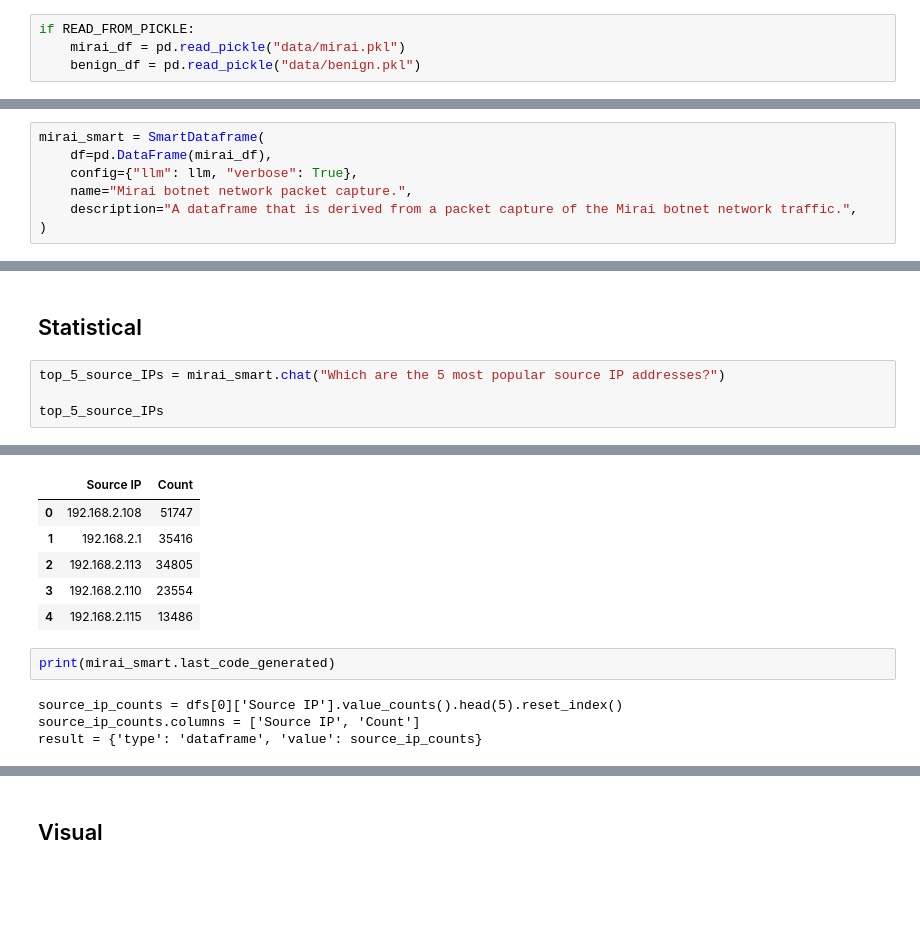
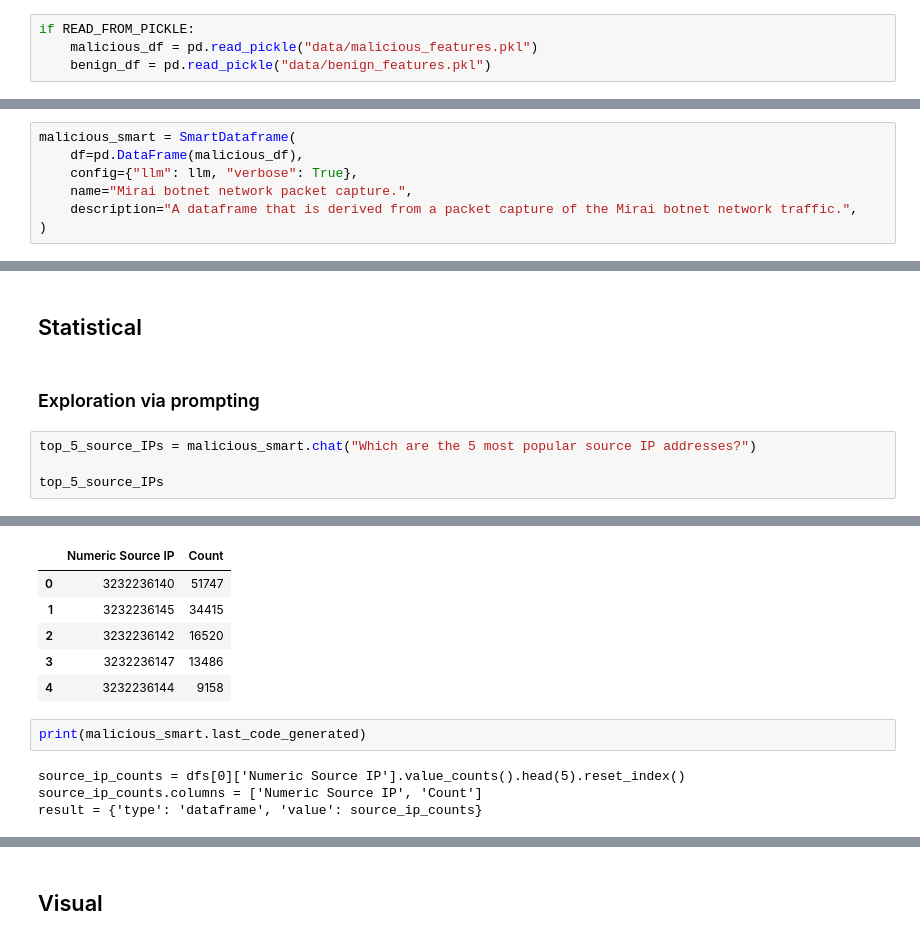
Before and after one commit to mundruid/cyberdata-mlai, a Jupyter notebook: cyberdata_mlai/eda_ai.ipynb, the cells around one changed output, grey strips where cells are left out. Drawn from its saved outputs; the diff is of its cells as text; blank space fills up the shorter version.

```diff
--- a/cyberdata_mlai/eda_ai.ipynb
+++ b/cyberdata_mlai/eda_ai.ipynb
@@ -22,14 +22,14 @@ openai_api_key = os.getenv("OPENAI_API_KEY", "Key not found")
 openai_org = os.getenv("OPENAI_ORG", "Organization not found")
 # %%
 if READ_FROM_PICKLE:
-    mirai_df = pd.read_pickle("data/mirai.pkl")
-    benign_df = pd.read_pickle("data/benign.pkl")
+    malicious_df = pd.read_pickle("data/malicious_features.pkl")
+    benign_df = pd.read_pickle("data/benign_features.pkl")
 # %%
 # Instantiate a LLM
 llm = OpenAI(api_token=openai_api_key)
 # %%
-mirai_smart = SmartDataframe(
-    df=pd.DataFrame(mirai_df),
+malicious_smart = SmartDataframe(
+    df=pd.DataFrame(malicious_df),
     config={"llm": llm, "verbose": True},
     name="Mirai botnet network packet capture.",
     description="A dataframe that is derived from a packet capture of the Mirai botnet network traffic.",
@@ -42,8 +56,10 @@ print(mirai_smart.last_code_generated)
 # EDA
 # %% [markdown]
 ## Statistical
+# %% [markdown]
+### Exploration via prompting
 # %%
-top_5_source_IPs = mirai_smart.chat("Which are the 5 most popular source IP addresses?")
+top_5_source_IPs = malicious_smart.chat("Which are the 5 most popular source IP addresses?")
 
 top_5_source_IPs
 # %% [output]
@@ -67,13 +83,13 @@ Timestamp,Source IP,Destination IP,Source Port,Destination Port,Payload,Packet L
-|  | Source IP | Count |
-| 0 | 192.168.2.108 | 51747 |
-| 1 | 192.168.2.1 | 35416 |
-| 2 | 192.168.2.113 | 34805 |
-| 3 | 192.168.2.110 | 23554 |
-| 4 | 192.168.2.115 | 13486 |
+|  | Numeric Source IP | Count |
+| 0 | 3232236140 | 51747 |
+| 1 | 3232236145 | 34415 |
+| 2 | 3232236142 | 16520 |
+| 3 | 3232236147 | 13486 |
+| 4 | 3232236144 | 9158 |
 # %%
-print(mirai_smart.last_code_generated)
+print(malicious_smart.last_code_generated)
 # %% [output]
-source_ip_counts = dfs[0]['Source IP'].value_counts().head(5).reset_index()
-source_ip_counts.columns = ['Source IP', 'Count']
+source_ip_counts = dfs[0]['Numeric Source IP'].value_counts().head(5).reset_index()
+source_ip_counts.columns = ['Numeric Source IP', 'Count']
 result = {'type': 'dataframe', 'value': source_ip_counts}
 # %%
```
Also changed, not shown: parts of 32 cells of this notebook.
